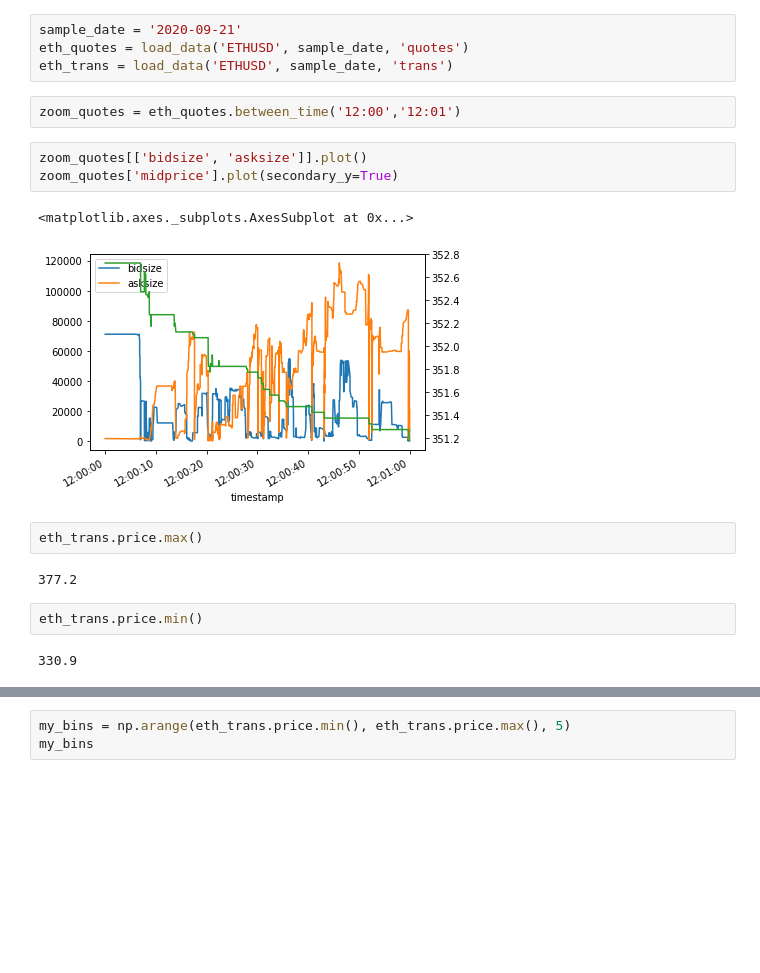
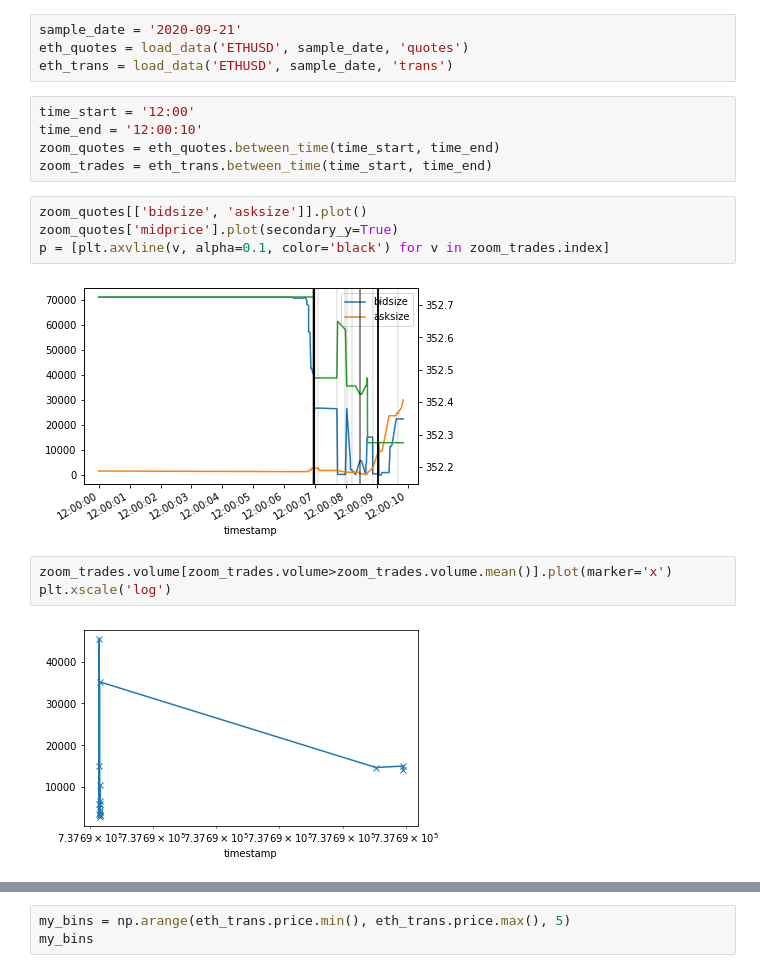
Before and after one commit to majkee15/s3quotes-trades-parsing, a Jupyter notebook: s3quotes-trade-parsing/Untitled.ipynb, the cells around one changed output, grey strips where cells are left out. Drawn from its saved outputs; the diff is of its cells as text; blank space fills up the shorter version.

```diff
--- a/s3quotes-trade-parsing/Untitled.ipynb
+++ b/s3quotes-trade-parsing/Untitled.ipynb
@@ -36,19 +36,19 @@ def load_data(symbol, date, style='trans', format_type='.parquet'):
 sample_date = '2020-09-21'
 eth_quotes = load_data('ETHUSD', sample_date, 'quotes')
 eth_trans = load_data('ETHUSD', sample_date, 'trans')
-# %%
-zoom_quotes = eth_quotes.between_time('12:00','12:01')
+# %%
+time_start = '12:00'
+time_end = '12:00:10'
+zoom_quotes = eth_quotes.between_time(time_start, time_end)
+zoom_trades = eth_trans.between_time(time_start, time_end)
 # %%
 zoom_quotes[['bidsize', 'asksize']].plot()
 zoom_quotes['midprice'].plot(secondary_y=True)
+p = [plt.axvline(v, alpha=0.1, color='black') for v in zoom_trades.index]
 # %% [output]
-<matplotlib.axes._subplots.AxesSubplot at 0x...>
-[figure, old version]
+[figure, new version]
-# %%
-eth_trans.price.max()
-# %% [output]
-377.2
-# %%
-eth_trans.price.min()
-# %% [output]
-330.9
+# %%
+zoom_trades.volume[zoom_trades.volume>zoom_trades.volume.mean()].plot(marker='x')
+plt.xscale('log')
+# %% [output]
+[figure, added]
```
Also changed, not shown: parts of 4 cells of this notebook, 7 other files.
